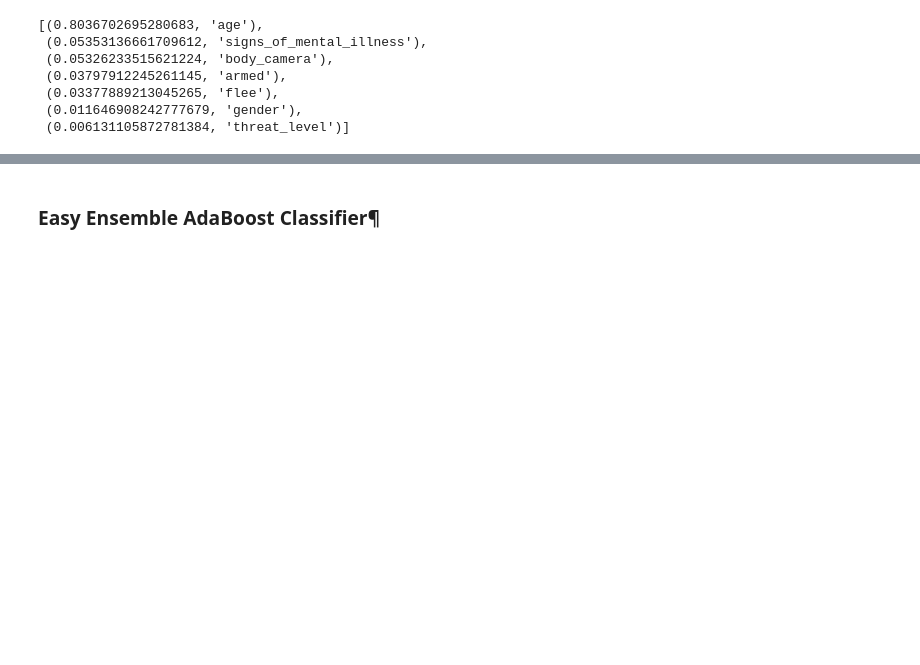
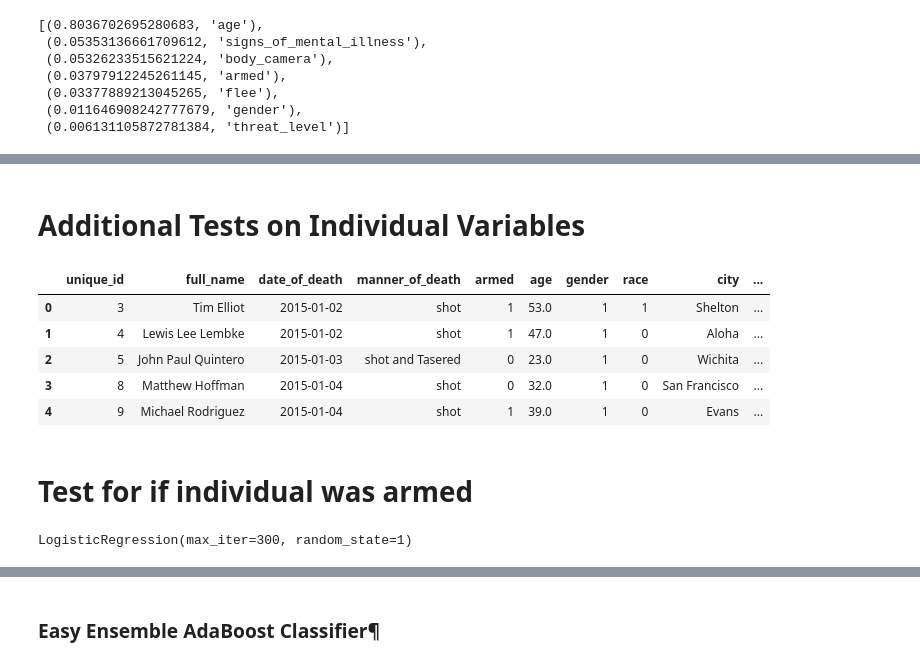
Before and after one commit to kannguyen1210/final-project-group-7, a Jupyter notebook: test_final_notebook.ipynb, the cells around one changed output, grey strips where cells are left out. Saved outputs shown, nothing was run; the diff lists cells and outputs as text; code cells hidden in the pictures; blank space fills up the shorter version.

```diff
--- a/test_final_notebook.ipynb
+++ b/test_final_notebook.ipynb
@@ -438,0 +488,13 @@ sorted(zip(rf_model.feature_importances_, X.columns), reverse=True)
+# %% [markdown]
+# Additional Tests on Individual Variables
+# %%
+df.head()
+# %% [output]
+|  | unique_id | full_name | date_of_death | manner_of_death | armed | age | gender | race | city | ... |
+| 0 | 3 | Tim Elliot | 2015-01-02 | shot | 1 | 53.0 | 1 | 1 | Shelton | ... |
+| 1 | 4 | Lewis Lee Lembke | 2015-01-02 | shot | 1 | 47.0 | 1 | 0 | Aloha | ... |
+| 2 | 5 | John Paul Quintero | 2015-01-03 | shot and Tasered | 0 | 23.0 | 1 | 0 | Wichita | ... |
+| 3 | 8 | Matthew Hoffman | 2015-01-04 | shot | 0 | 32.0 | 1 | 0 | San Francisco | ... |
+| 4 | 9 | Michael Rodriguez | 2015-01-04 | shot | 1 | 39.0 | 1 | 0 | Evans | ... |
+# %% [markdown]
+# Test for if individual was armed
@@ -438,0 +520,4 @@ sorted(zip(rf_model.feature_importances_, X.columns), reverse=True)
+# %%
+classifier.fit(X_train, y_train)
+# %% [output]
+LogisticRegression(max_iter=300, random_state=1)
```
Also changed, not shown: parts of 222 cells of this notebook.
